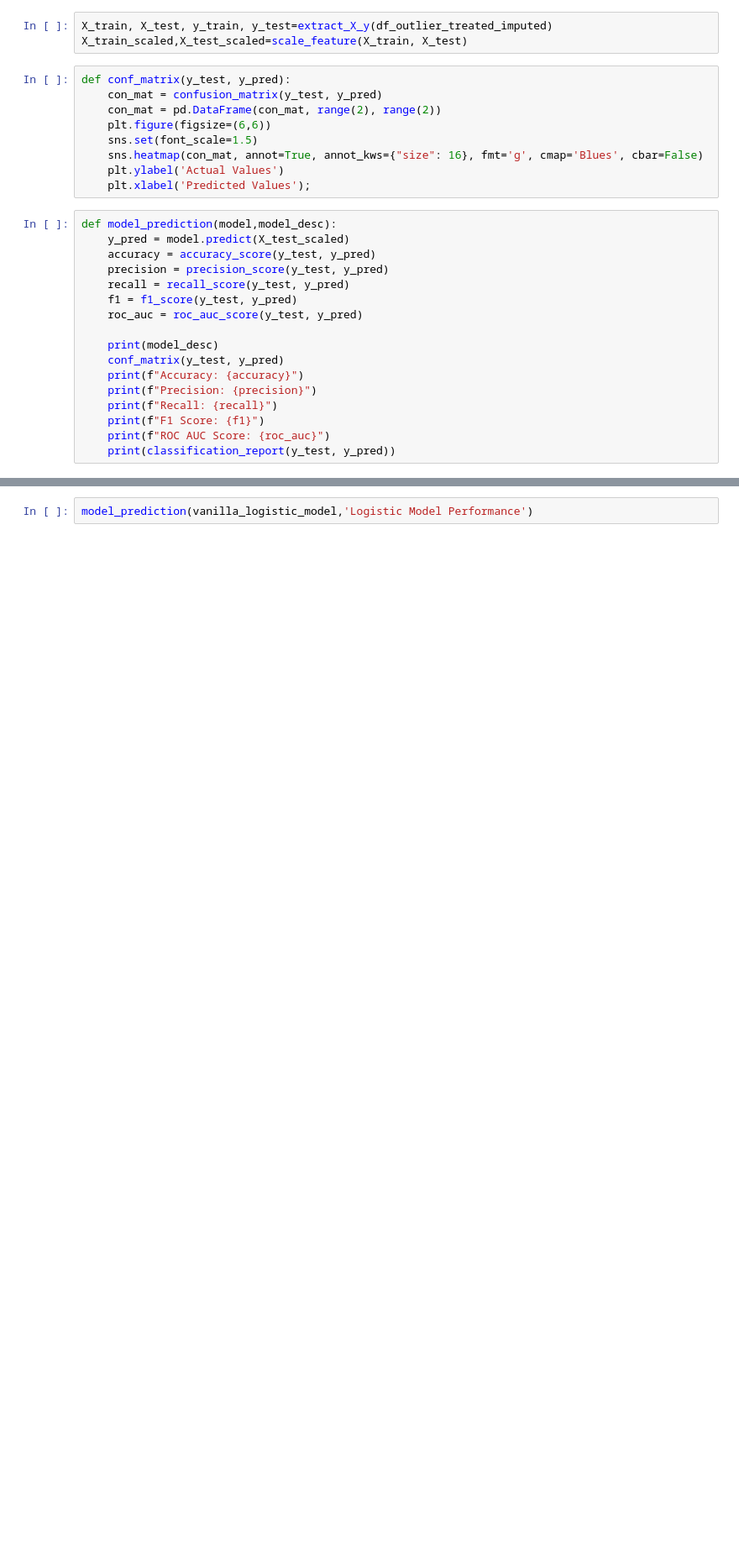
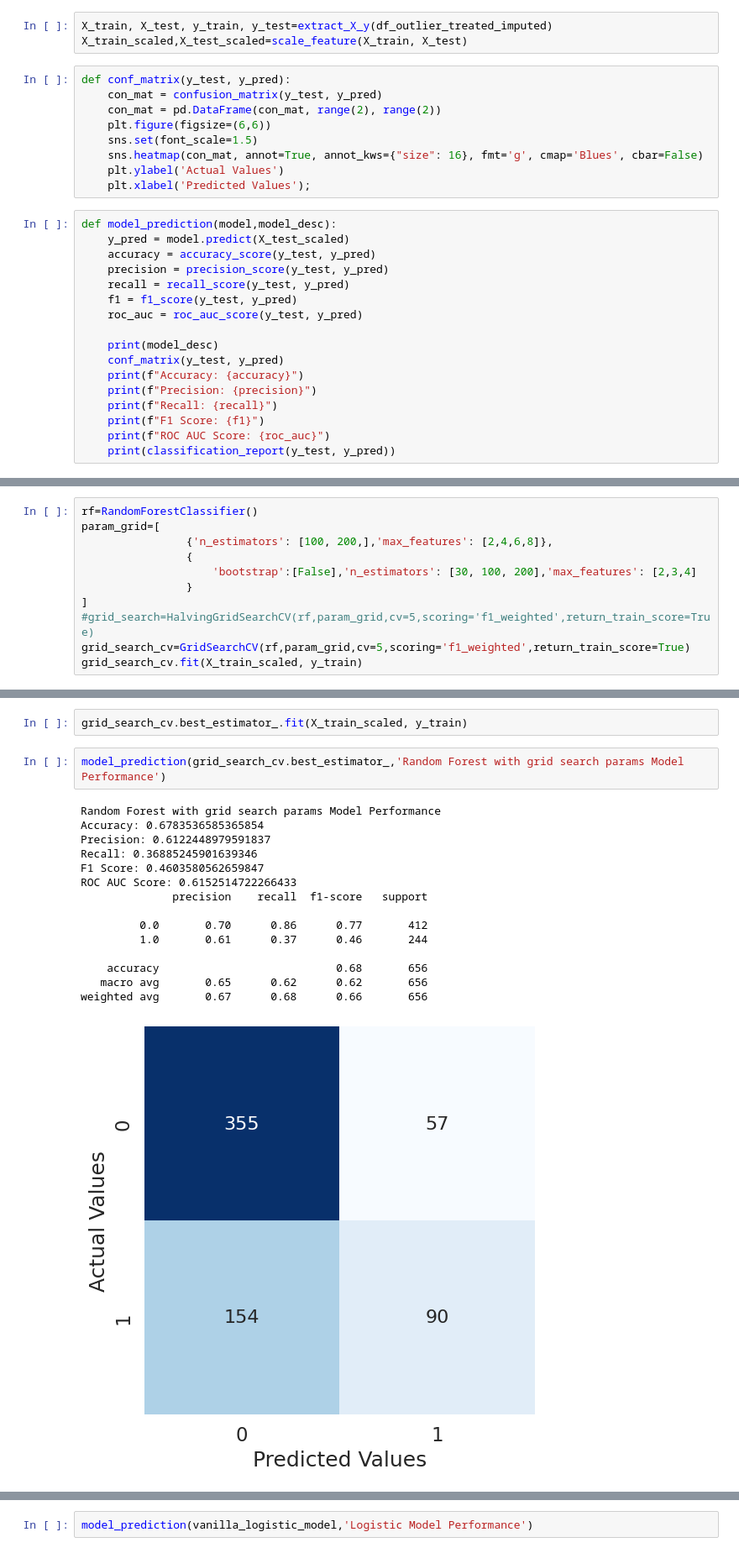
Before and after one commit to maverick98/Coursera, a Jupyter notebook: machine_learning_classifiers.ipynb, the cells around one changed output, grey strips where cells are left out. Shown at 84% size. Cells and saved outputs as stored; diff of their text form; blank space fills up the shorter version.

```diff
--- a/machine_learning_classifiers.ipynb
+++ b/machine_learning_classifiers.ipynb
@@ -395,3 +446,14 @@ You can set `force_col_wise=true` to remove the overhead.
 [LightGBM] [Info] Number of data points in the train set: 2620, number of used features: 9
 [LightGBM] [Info] [binary:BoostFromScore]: pavg=0.394656 -> initscore=-0.427780
 [LightGBM] [Info] Start training from score -0.427780
+# %%
+rf=RandomForestClassifier()
+param_grid=[
+                {'n_estimators': [100, 200,],'max_features': [2,4,6,8]},
+                {
+                    'bootstrap':[False],'n_estimators': [30, 100, 200],'max_features': [2,3,4]
+                }
+]
+#grid_search=HalvingGridSearchCV(rf,param_grid,cv=5,scoring='f1_weighted',return_train_score=True)
+grid_search_cv=GridSearchCV(rf,param_grid,cv=5,scoring='f1_weighted',return_train_score=True)
+grid_search_cv.fit(X_train_scaled, y_train)
@@ -397,0 +477,20 @@ You can set `force_col_wise=true` to remove the overhead.
+# %%
+grid_search_cv.best_estimator_.fit(X_train_scaled, y_train)
+# %%
+model_prediction(grid_search_cv.best_estimator_,'Random Forest with grid search params Model Performance')
+# %% [output]
+Random Forest with grid search params Model Performance
+Accuracy: 0.6783536585365854
+Precision: 0.6122448979591837
+Recall: 0.36885245901639346
+F1 Score: 0.4603580562659847
+ROC AUC Score: 0.6152514722266433
+              precision    recall  f1-score   support
+
+         0.0       0.70      0.86      0.77       412
+         1.0       0.61      0.37      0.46       244
+
+    accuracy                           0.68       656
+   macro avg       0.65      0.62      0.62       656
+weighted avg       0.67      0.68      0.66       656
+[figure, added]
```
Also changed, not shown: parts of 32 cells of this notebook.
